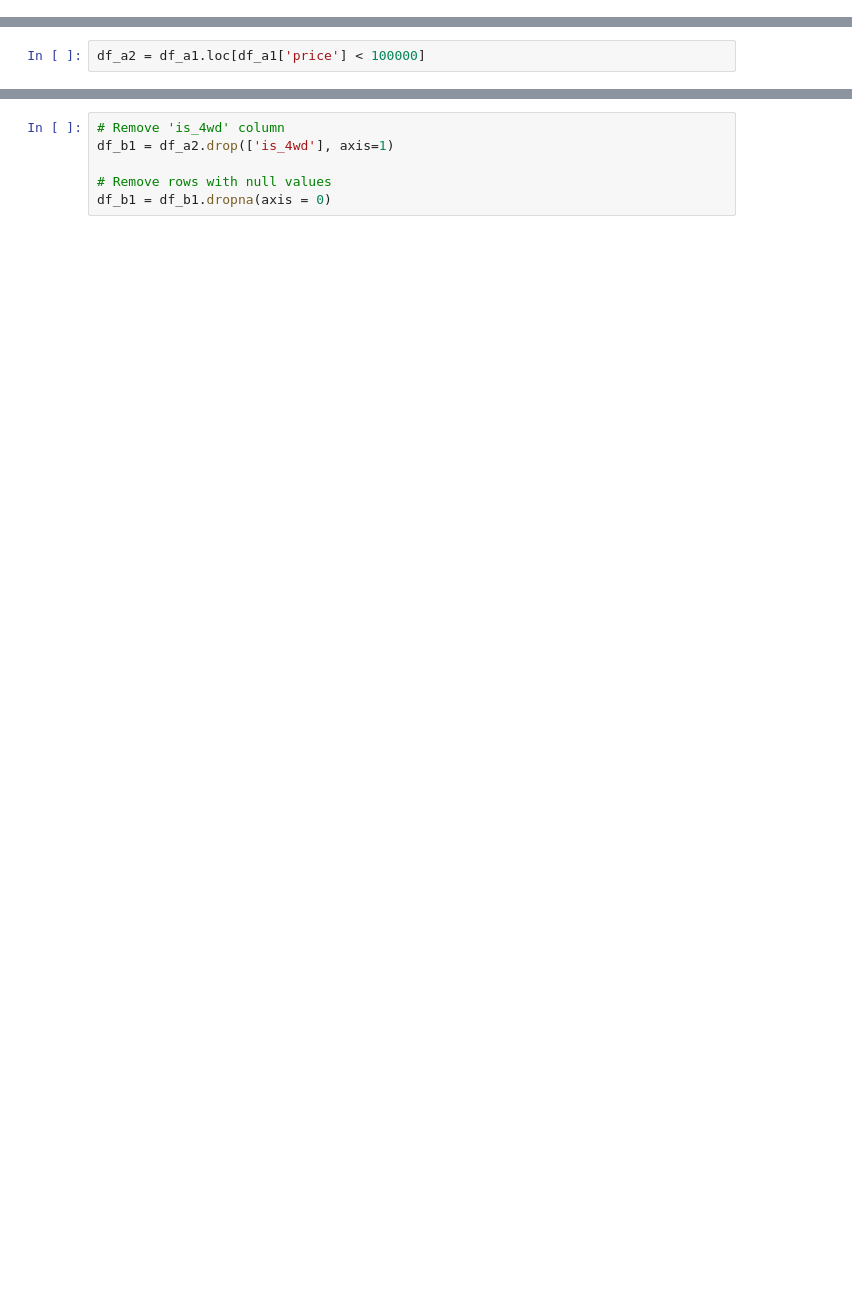
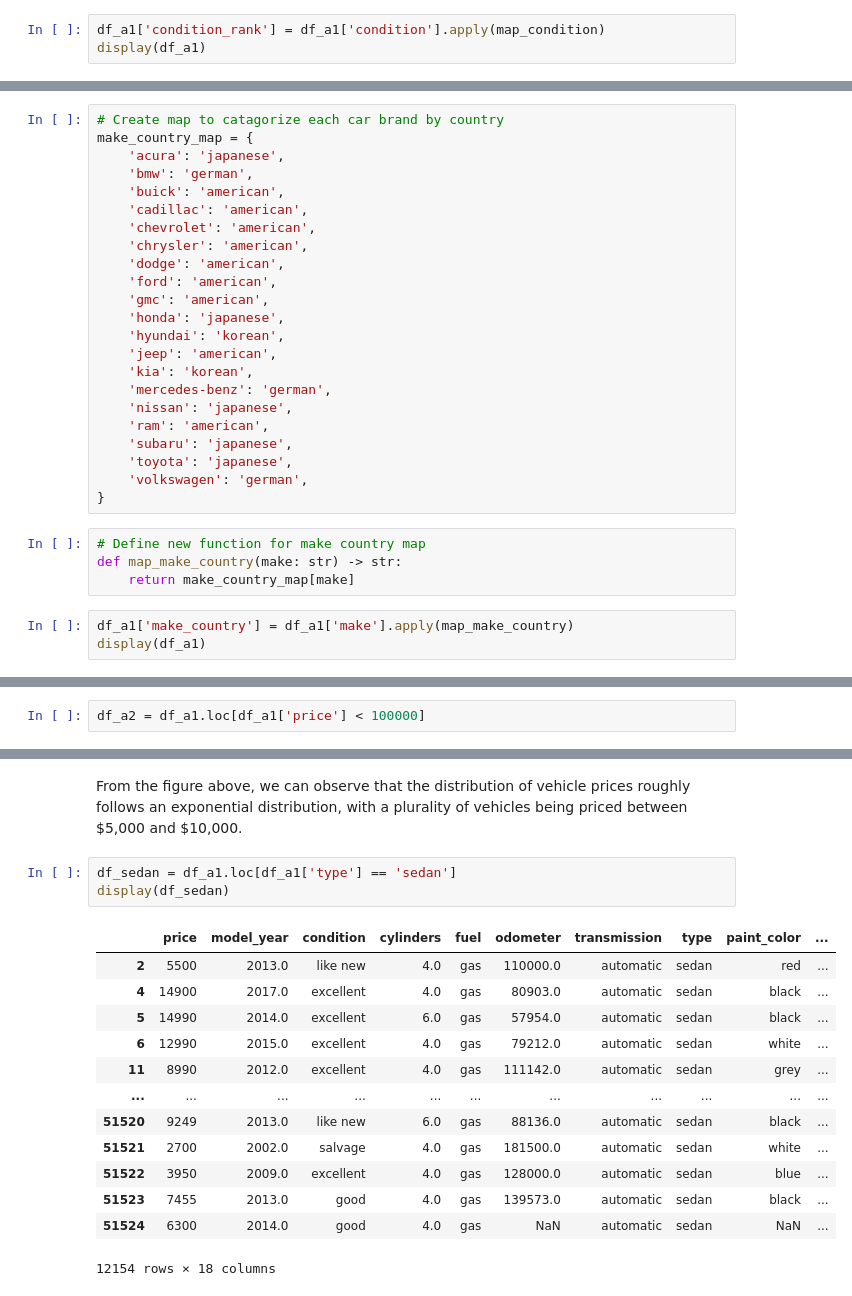
Before and after one commit to bradley-o-silva/tripleten_sprint4, a Jupyter notebook: notebooks/EDA.ipynb, the cells around one changed output, grey strips where cells are left out. Cells and saved outputs as stored; diff of their text form; blank space fills up the shorter version.

```diff
--- a/notebooks/EDA.ipynb
+++ b/notebooks/EDA.ipynb
@@ -146,0 +166,3 @@ There is now both a make column and a model column.
+# %%
+df_a1['condition_rank'] = df_a1['condition'].apply(map_condition)
+display(df_a1)
@@ -146,0 +189,30 @@ There is now both a make column and a model column.
+# %%
+# Create map to catagorize each car brand by country
+make_country_map = {
+    'acura': 'japanese',
+    'bmw': 'german',
+    'buick': 'american',
+    'cadillac': 'american',
+    'chevrolet': 'american',
+    'chrysler': 'american',
+    'dodge': 'american',
+    'ford': 'american',
+    'gmc': 'american',
+    'honda': 'japanese',
+    'hyundai': 'korean',
+    'jeep': 'american',
+    'kia': 'korean',
+    'mercedes-benz': 'german',
+    'nissan': 'japanese',
+    'ram': 'american',
+    'subaru': 'japanese',
+    'toyota': 'japanese',
+    'volkswagen': 'german',
+}
+# %%
+# Define new function for make country map
+def map_make_country(make: str) -> str:
+    return make_country_map[make]
+# %%
+df_a1['make_country'] = df_a1['make'].apply(map_make_country)
+display(df_a1)
@@ -176,6 +260,19 @@ fig2.show()
-# %%
-# Remove 'is_4wd' column
-df_b1 = df_a2.drop(['is_4wd'], axis=1)
-
-# Remove rows with null values
-df_b1 = df_b1.dropna(axis = 0)
+# %% [markdown]
+From the figure above, we can observe that the distribution of vehicle prices roughly follows an exponential distribution, with a plurality of vehicles being priced between \$5,000 and \$10,000.
+# %%
+df_sedan = df_a1.loc[df_a1['type'] == 'sedan']
+display(df_sedan)
+# %% [output]
+|  | price | model_year | condition | cylinders | fuel | odometer | transmission | type | paint_color | ... |
+| 2 | 5500 | 2013.0 | like new | 4.0 | gas | 110000.0 | automatic | sedan | red | ... |
+| 4 | 14900 | 2017.0 | excellent | 4.0 | gas | 80903.0 | automatic | sedan | black | ... |
+| 5 | 14990 | 2014.0 | excellent | 6.0 | gas | 57954.0 | automatic | sedan | black | ... |
+| 6 | 12990 | 2015.0 | excellent | 4.0 | gas | 79212.0 | automatic | sedan | white | ... |
+| 11 | 8990 | 2012.0 | excellent | 4.0 | gas | 111142.0 | automatic | sedan | grey | ... |
+| ... | ... | ... | ... | ... | ... | ... | ... | ... | ... | ... |
+| 51520 | 9249 | 2013.0 | like new | 6.0 | gas | 88136.0 | automatic | sedan | black | ... |
+| 51521 | 2700 | 2002.0 | salvage | 4.0 | gas | 181500.0 | automatic | sedan | white | ... |
+| 51522 | 3950 | 2009.0 | excellent | 4.0 | gas | 128000.0 | automatic | sedan | blue | ... |
+| 51523 | 7455 | 2013.0 | good | 4.0 | gas | 139573.0 | automatic | sedan | black | ... |
+| 51524 | 6300 | 2014.0 | good | 4.0 | gas | NaN | automatic | sedan | NaN | ... |
+12154 rows × 18 columns
```
Also changed, not shown: parts of 36 cells of this notebook, 3 other files.
